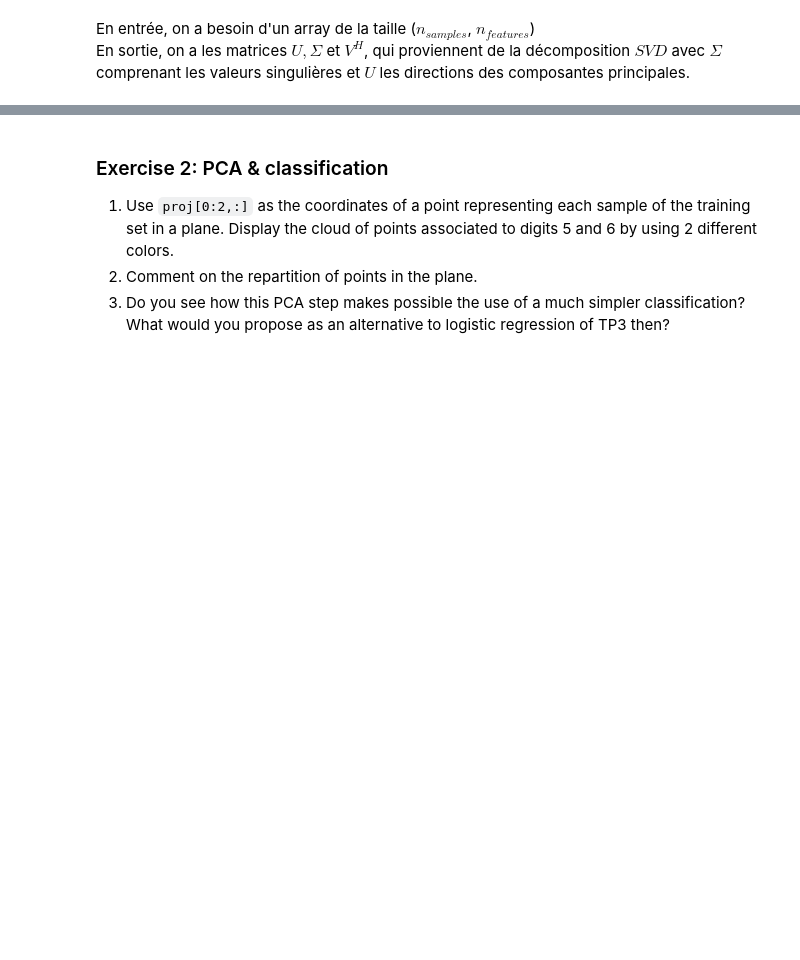
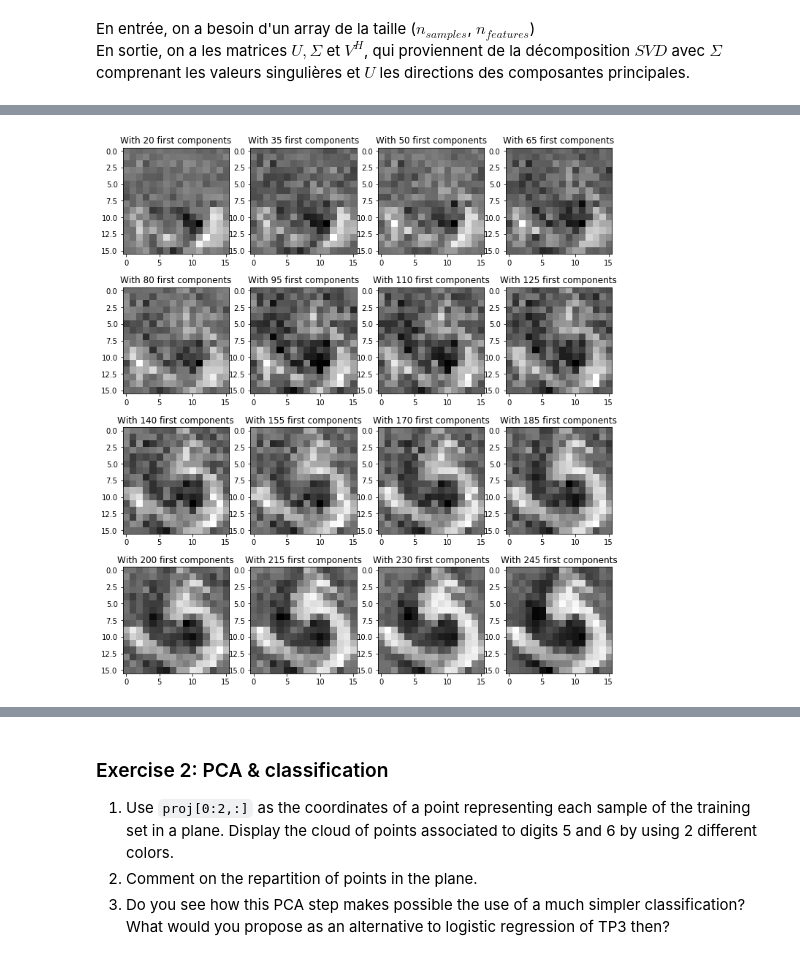
Before and after one commit to VictorCilleros/ML, a Jupyter notebook: TNE2_PCA_archive/TNE2_PCA.ipynb, the cells around one changed output, grey strips where cells are left out. Drawn from its saved outputs; the diff is of its cells as text; code cells hidden in the pictures; blank space fills up the shorter version.

```diff
--- a/TNE2_PCA_archive/TNE2_PCA.ipynb
+++ b/TNE2_PCA_archive/TNE2_PCA.ipynb
@@ -130,0 +155,18 @@ n= 120
+# %%
+num_image = 64
+
+columns = 4
+nb_image = 16
+plt.figure(figsize=(12,17))
+
+
+for _,i in enumerate(range(20,260,250//nb_image)):
+    plt.subplot(nb_image/ columns + 1, columns, _ + 1)
+
+    z =  U @ x_train_standardized[num_image]
+    z[i:]=0
+    x_app =  U.T @z
+    plt.title(f"With {i} first components")
+    plt.imshow(np.reshape(x_app,(16,16)),cmap='gray')
+# %% [output]
+[figure, added]
```
Also changed, not shown: parts of 25 cells of this notebook.
